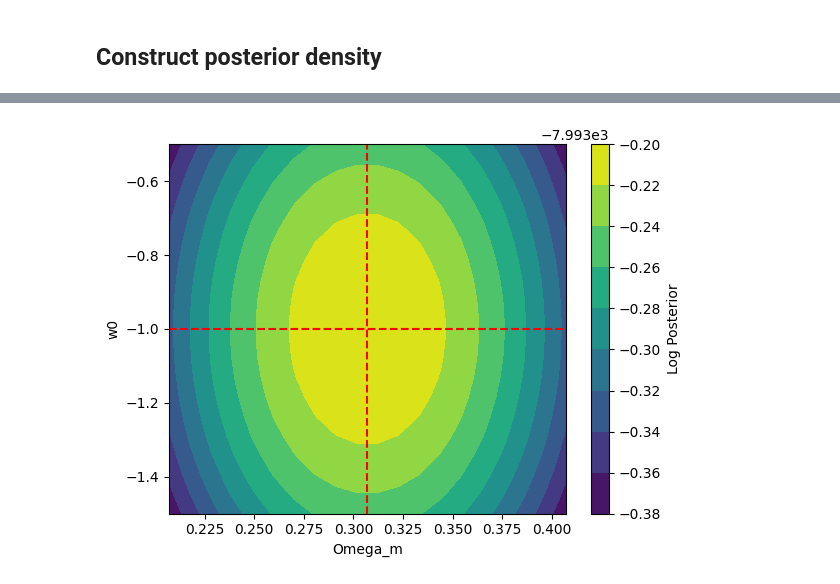
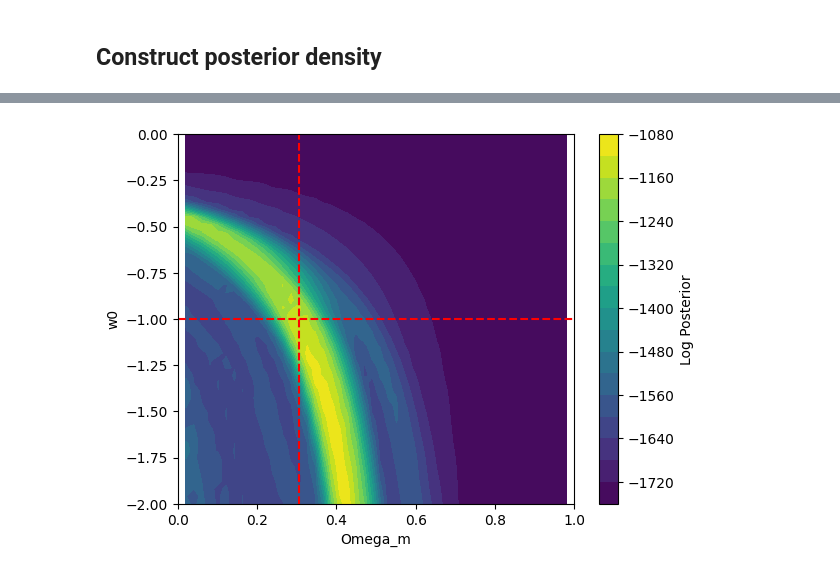
Before and after one commit to ConnorStoneAstro/cosmographi, a Jupyter notebook: docs/zmMcosmology.ipynb, the cells around one changed output, grey strips where cells are left out. Cells and saved outputs as stored; diff of their text form; code cells hidden in the pictures.

Commit message:
zmM cosmology fitter working well

```diff
--- a/docs/zmMcosmology.ipynb
+++ b/docs/zmMcosmology.ipynb
@@ -162,7 +198,7 @@ class Likelihood(ck.Module):
         self.rate = ratecombined
         self.detect = detect
         self.absmag = absmag
-        self.z = ck.Param("z", z[detected], description="Intrinsic redshift")
+        self.z = ck.Param("z", z_obs, description="Intrinsic redshift")
         self.M = ck.Param("M", M[detected], description="Intrinsic absolute magnitude")
         self.vsll = jax.vmap(
             lambda _xy, _i, _t: self.logP_m_theta(_i, _xy, t=_t), in_axes=(0, None, None)
@@ -232,10 +268,10 @@ class Prior(ck.Module):
         prior = 0
         # Cosmology prior
         params = jnp.array([self.cosmology.Omega_m.value, self.cosmology.w0.value])
-        diff = params - jnp.array(cosmo_mean)
-        exponent = -0.5 * jnp.dot(diff, jnp.linalg.solve(cosmo_cov, diff))
-        norm = -0.5 * (len(params) * jnp.log(2 * jnp.pi) + jnp.linalg.slogdet(cosmo_cov)[1])
-        prior = prior + norm + exponent
+        # diff = params - jnp.array(cosmo_mean)
+        # exponent = -0.5 * jnp.dot(diff, jnp.linalg.solve(cosmo_cov, diff))
+        # norm = -0.5 * (len(params) * jnp.log(2 * jnp.pi) + jnp.linalg.slogdet(cosmo_cov)[1])
+        # prior = prior + norm + exponent
         prior = jnp.where(
             (params[0] <= 0) | (params[0] >= 1), -jnp.inf, prior
         )  # exclude unphysical Omega_m
@@ -303,17 +350,17 @@ Time taken (s): 0.4519994258880615
 # %%
-Om = jnp.linspace(0.207, 0.407, 20)
-Ow = jnp.linspace(-1.5, -0.5, 20)
-x = jnp.stack(jnp.meshgrid(Om, Ow, indexing="ij"), axis=-1)
-Lp = jax.vmap(posterior.log_posterior)(x.reshape(-1, 2)).reshape(20, 20)
+Om = jnp.linspace(0.0, 0.7, 50)
+Ow = jnp.linspace(-2, 0.0, 50)
+x = jnp.stack(jnp.meshgrid(Om, Ow, indexing="xy"), axis=-1)
+Lp = jax.vmap(posterior.log_posterior)(x.reshape(-1, 2)).reshape(50, 50)
 plt.contourf(Om, Ow, Lp, levels=20, cmap="viridis")
 plt.axvline(cosmo_mean[0], color="r", linestyle="--", label="True Omega_m")
 plt.axhline(cosmo_mean[1], color="r", linestyle="--", label="True w0")
 plt.colorbar(label="Log Posterior")
 plt.xlabel("Omega_m")
 plt.ylabel("w0")
 plt.show()
 # %% [output]
-[figure, old version]
+[figure, new version]
 # %%
 posterior.likelihood.z.to_dynamic()
 posterior.likelihood.M.to_dynamic()
```
Also changed, not shown: parts of 10 cells of this notebook, 5 other files.
